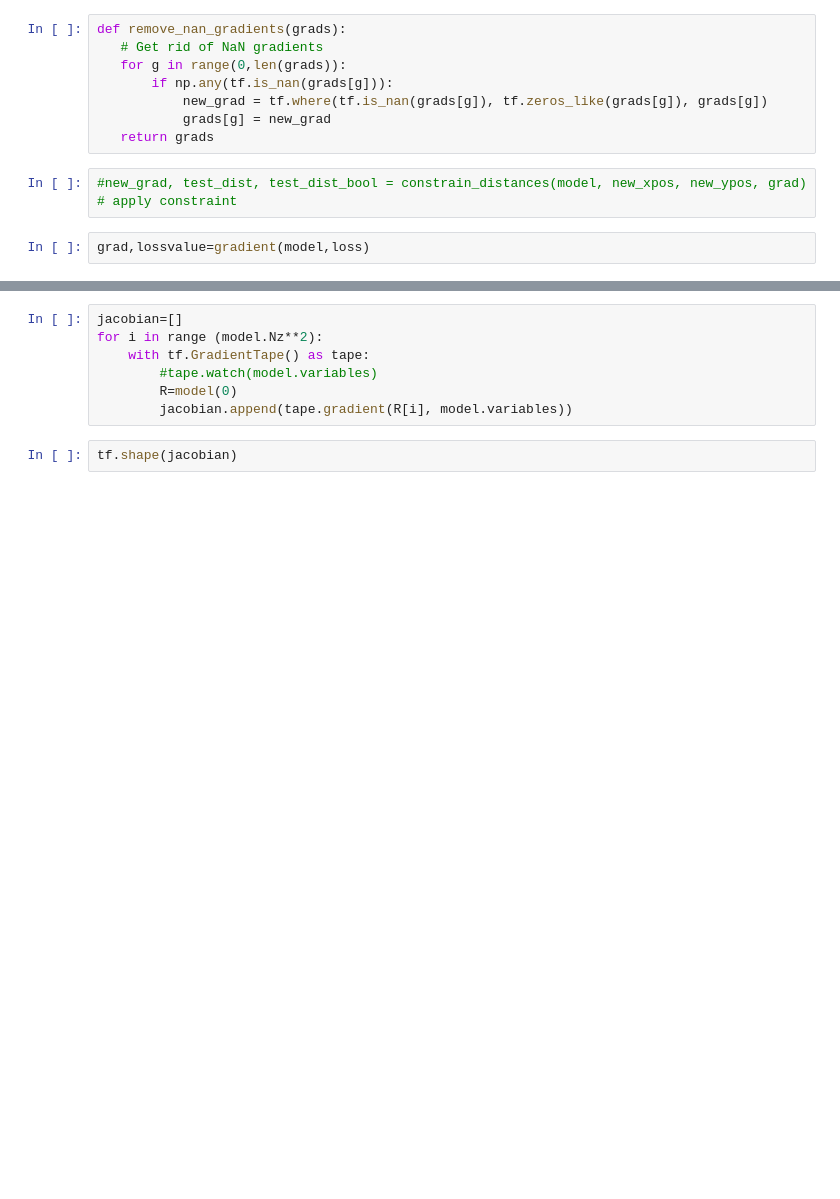
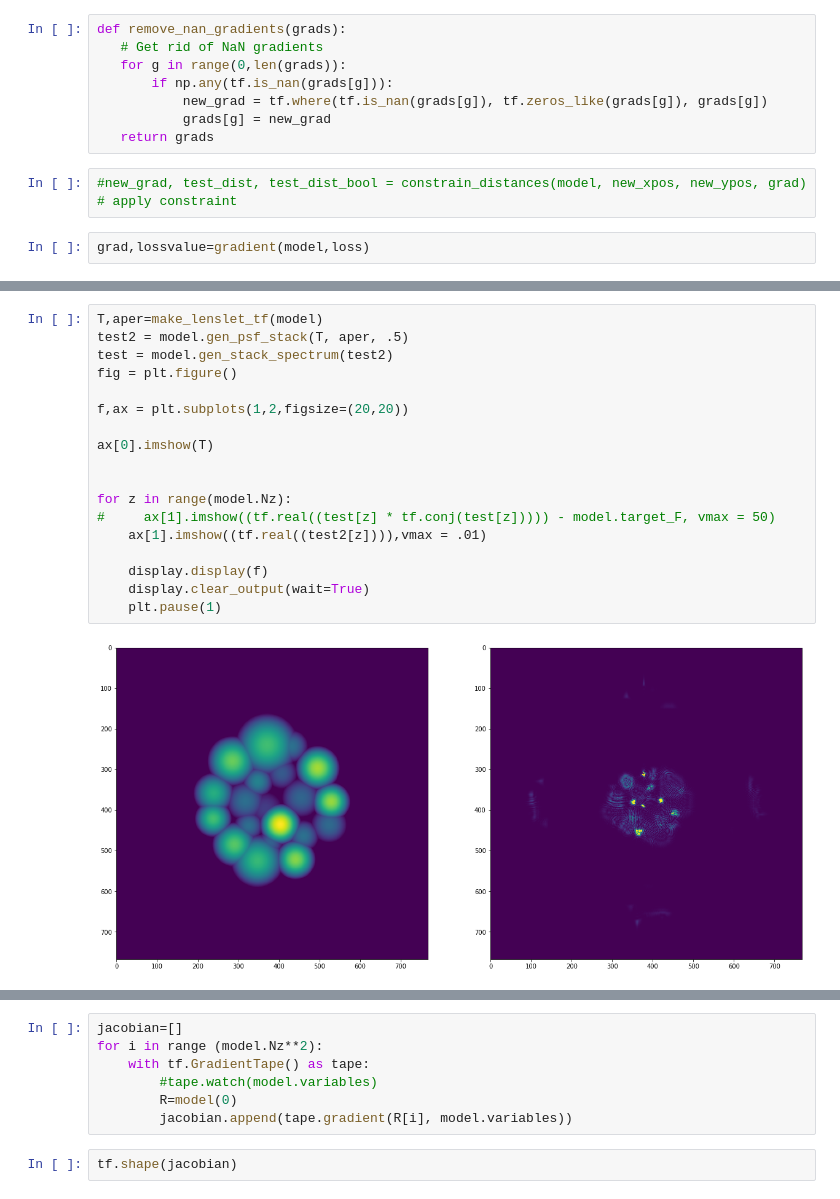
Before and after one commit to antipa/Randoscope_dev, a Jupyter notebook: RandoscopeXCorrMinTF-RadiusLearning.ipynb, the cells around one changed output, grey strips where cells are left out. Drawn from its saved outputs; the diff is of its cells as text; blank space fills up the shorter version.

```diff
--- a/RandoscopeXCorrMinTF-RadiusLearning.ipynb
+++ b/RandoscopeXCorrMinTF-RadiusLearning.ipynb
@@ -276,0 +351,20 @@ grad
+# %%
+T,aper=make_lenslet_tf(model)
+test2 = model.gen_psf_stack(T, aper, .5)
+test = model.gen_stack_spectrum(test2)
+fig = plt.figure()
+
+f,ax = plt.subplots(1,2,figsize=(20,20))
+
+ax[0].imshow(T)
+
+
+for z in range(model.Nz):
+#     ax[1].imshow((tf.real((test[z] * tf.conj(test[z])))) - model.target_F, vmax = 50)
+    ax[1].imshow((tf.real((test2[z]))),vmax = .01)
+
+    display.display(f)
+    display.clear_output(wait=True)
+    plt.pause(1)
+# %% [output]
+[figure, added]
```
Also changed, not shown: parts of 14 cells of this notebook, 2 other files.
